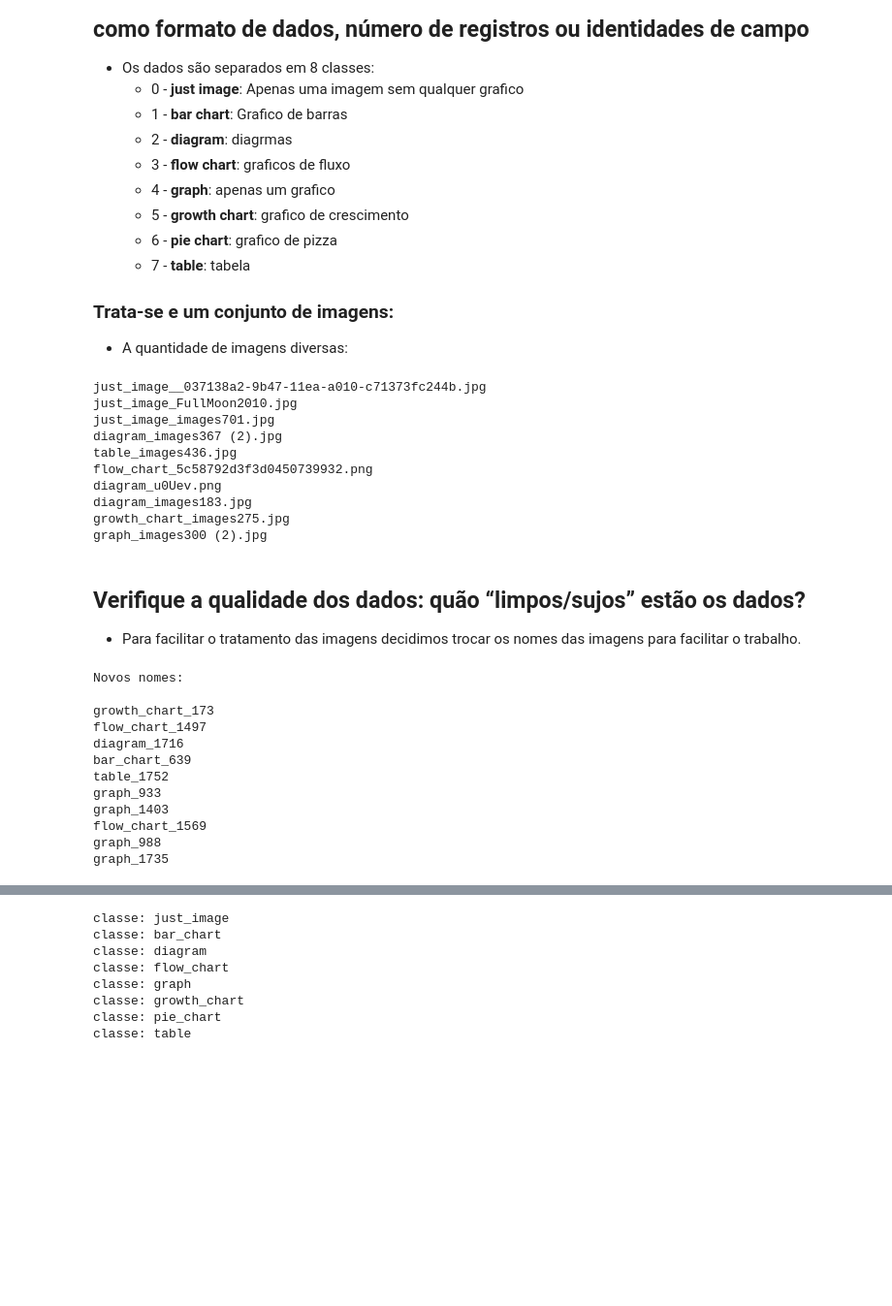
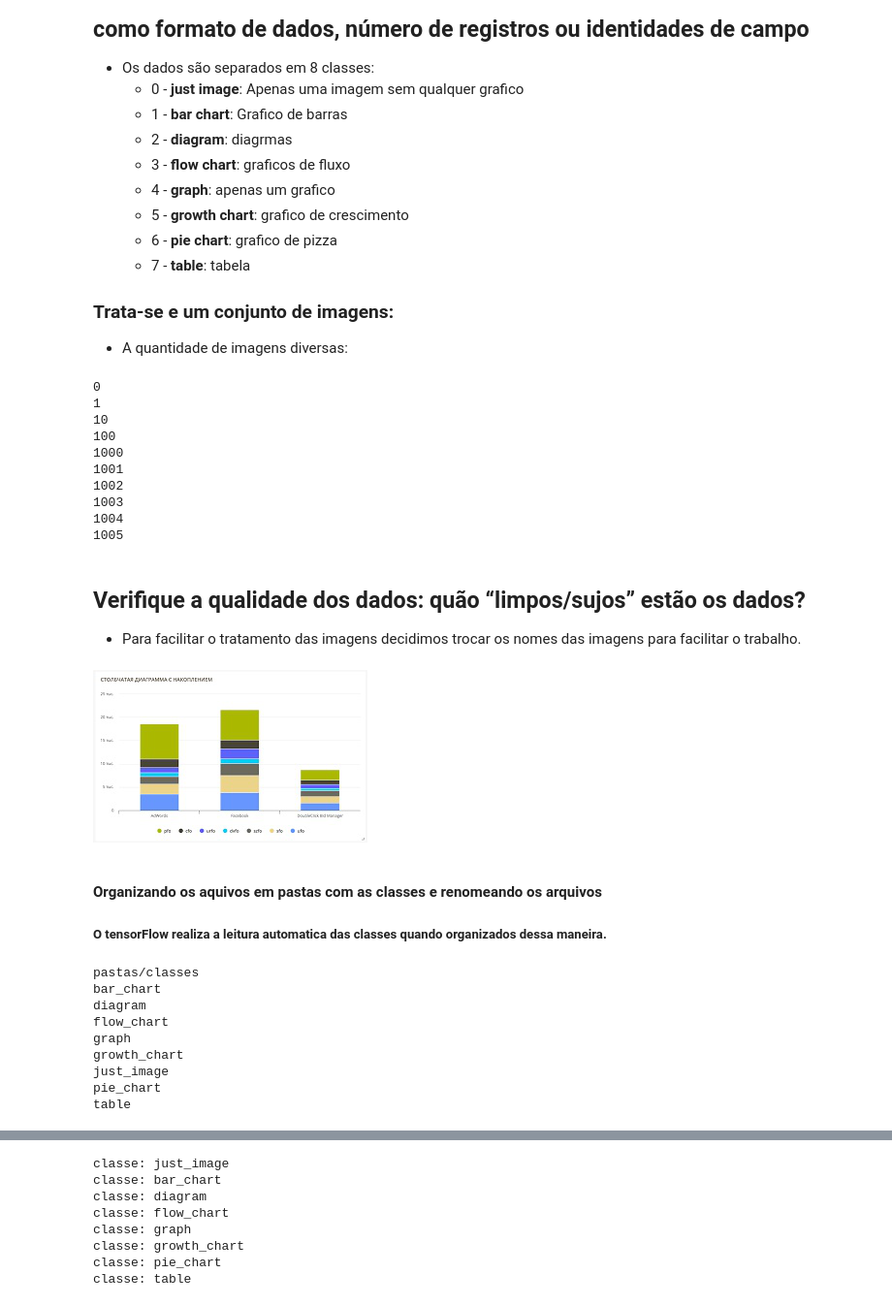
Before and after one commit to filipe1992/projetoML, a Jupyter notebook: Projeto_AM.ipynb, the cells around one changed output, grey strips where cells are left out. Shown at 97% size. Saved outputs shown, nothing was run; the diff lists cells and outputs as text; code cells hidden in the pictures; blank space fills up the shorter version.

```diff
--- a/Projeto_AM.ipynb
+++ b/Projeto_AM.ipynb
@@ -167,25 +139,33 @@ import PIL
 ### Trata-se e um conjunto de imagens:
 - A quantidade de imagens diversas:
 # %%
-#diretorio_imagens = 'C:/Users/User/Documents/Projetos/Imagens/graphs/'
-diretorio_imagens = '/home/filipedc/Documentos/Programação/python/projetoML/projetoML/graphs/'
+diretorio_imagens = 'C:/Users/User/Documents/Projetos/Imagens/graphs'
+#diretorio_imagens = '/home/filipedc/Documentos/Programação/ml/graphs/'
 diretorio = pathlib.Path(diretorio_imagens)
-for i in list(diretorio.glob("*.*"))[:10]:
+for i in list(diretorio.glob("*/*.*"))[:10]:
     print(i.stem)
 # %% [output]
-just_image__037138a2-9b47-11ea-a010-c71373fc244b.jpg
-just_image_FullMoon2010.jpg
-just_image_images701.jpg
-diagram_images367 (2).jpg
-table_images436.jpg
-flow_chart_5c58792d3f3d0450739932.png
-diagram_u0Uev.png
-diagram_images183.jpg
-growth_chart_images275.jpg
-graph_images300 (2).jpg
+0
+1
+10
+100
+1000
+1001
+1002
+1003
+1004
+1005
 # %% [markdown]
 ## Verifique a qualidade dos dados: quão “limpos/sujos” estão os dados?
 - Para facilitar o tratamento das imagens decidimos trocar os nomes das imagens para facilitar o trabalho.
+# %%
+graficos = list(diretorio.glob('*/*'))
+PIL.Image.open(str(graficos[10]))
+# %% [output]
+[figure, added]
+# %% [markdown]
+#### Organizando os aquivos em pastas com as classes e renomeando os arquivos
+##### O tensorFlow realiza a leitura automatica das classes quando organizados dessa maneira.
 # %%
 nome_classes = [
     "just_image",
@@ -198,27 +178,27 @@ nome_classes = [
     "table"
 ]
 
+for i in nome_classes:
+    pathlib.Path(diretorio_imagens+'/'+i).mkdir(parents=True, exist_ok=True)
+
 for classe in nome_classes:
     arquivos = diretorio.glob("*"+classe+"*.*")
     enderecos = list(arquivos)
     arquivos.close()
     for i,endereco in enumerate(enderecos):
         file = pathlib.Path(endereco)
-        file.rename(str(file.with_stem(classe+"_"+str(i))))
+        file.rename(diretorio_imagens+'/'+classe+'/'+str(i)+file.suffix)
 
-print("Novos nomes:\n")
-for i in list(diretorio.glob("*.*"))[:10]:
+print("pastas/classes")
+for i in list(diretorio.glob("*"))[:10]:
     print(i.stem)
 # %% [output]
-Novos nomes:
-
-growth_chart_173
-flow_chart_1497
-diagram_1716
-bar_chart_639
-table_1752
-graph_933
-graph_1403
-flow_chart_1569
-graph_988
-graph_1735
+pastas/classes
+bar_chart
+diagram
+flow_chart
+graph
+growth_chart
+just_image
+pie_chart
+table
```
Also changed, not shown: parts of 29 cells of this notebook, 2 other files.
